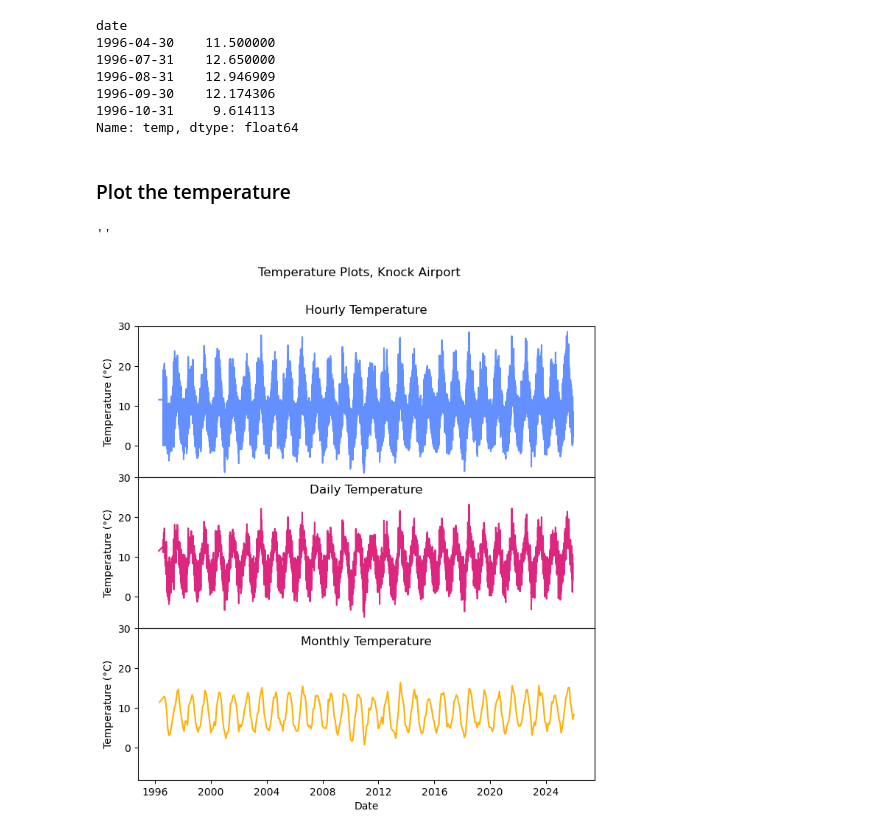
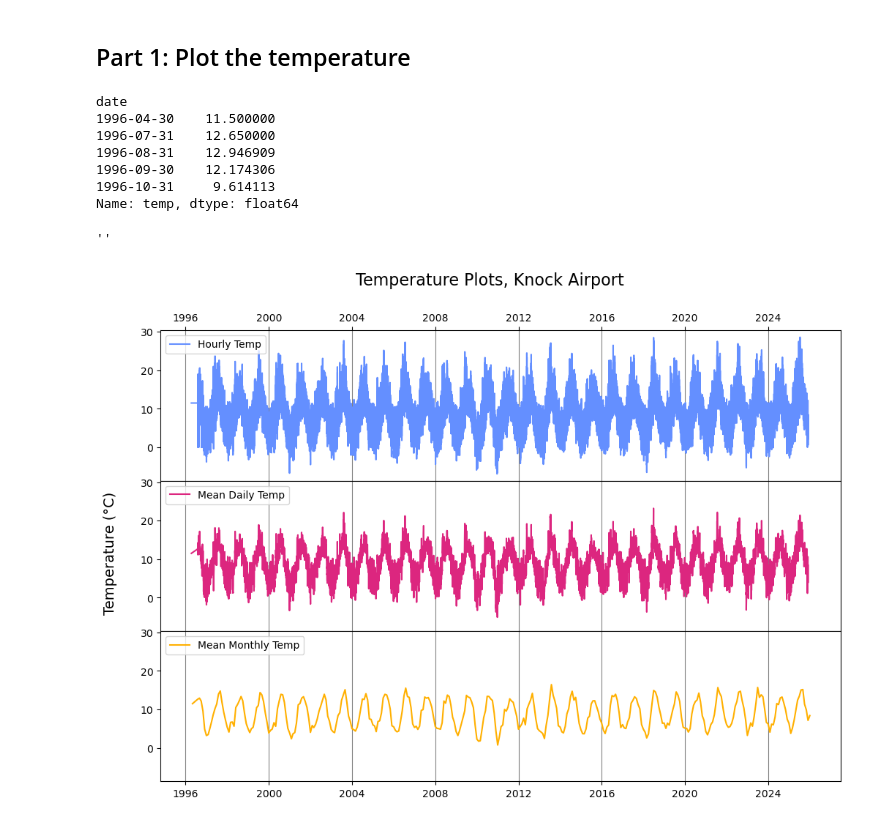
Before and after one commit to SuColl/programming-for-data-analytics, a Jupyter notebook: assignments/assignment_6_Weather.ipynb, the cells around one changed output. Saved outputs shown, nothing was run; the diff lists cells and outputs as text; code cells hidden in the pictures.

```diff
--- a/assignments/assignment_6_Weather.ipynb
+++ b/assignments/assignment_6_Weather.ipynb
@@ -43,5 +39,14 @@ import datetime as dt
 # %%
 csv_url = "https://cli.fusio.net/cli/climate_data/webdata/hly4935.csv"
 
-# read in the csv file
-df = pd.read_csv(csv_url, skiprows=23, parse_dates=['date'], index_col="date")
+# From looking at the CSV file, the first 23 rows contain header and
+# meta-information and so should be skipped.
+
+# Specify the columns I am interested in for this assignment
+cols = ["date", "temp", "wdsp"]
+
+# read in the csv file, setting the datetime column to be the index.
+df = pd.read_csv(csv_url, skiprows=23, usecols=cols, parse_dates=['date'], index_col="date")
+
+# Look at resulting dataframe
+df.head()
@@ -59 +61,3 @@ df.head()
+# %% [markdown]
+## Part 1: Plot the temperature
 # %%
@@ -76,37 +80,29 @@ date
 1996-09-30    12.174306
 1996-10-31     9.614113
 Name: temp, dtype: float64
-# %% [markdown]
-### Plot the temperature
 # %%
-# Set up 3 subplots,
-fig, ax = plt.subplots(3, 1, figsize=(8, 8), sharex='col', sharey=True, gridspec_kw={'hspace': 0})
-fig.suptitle("Temperature Plots, Knock Airport")
+# Set up 3 subplots, no vertical space between them
+fig, (ax1, ax2, ax3) = plt.subplots(3, 1, figsize=(12, 8), sharex=True, sharey=True)
+fig.subplots_adjust(hspace=0)
 
+fig.suptitle("Temperature Plots, Knock Airport", fontsize=16)
+fig.supylabel("Temperature (°C)", fontsize=14, x=0.06)
 
-plt.ylabel('Temperature (°C)')
-plt.ylim(-8,30)
+ax1.plot(df.index, df["temp"], color="#648FFF", label="Hourly Temp")
+ax1.tick_params(top=True, labeltop=True, bottom=False, labelbottom=False)
 
-plt.subplot(3,1,1)
-plt.title('Hourly Temperature', y=1.1, va="top")
-plt.xlabel('')
-plt.ylabel('Temperature (°C)')
-sns.lineplot(data=df, x=df.index, y='temp', color="#648FFF")
+ax2.plot(df_mean_daily, color="#DC267F", label="Mean Daily Temp")
+ax3.plot(df_mean_monthly, color="#FFB000", label="Mean Monthly Temp")
 
+ax1.grid(axis='x', color="grey")
+ax2.grid(axis='x', color="grey")
+ax3.grid(axis='x', color="grey")
 
-plt.subplot(3,1,2)
-plt.ylabel('Temperature (°C)')
-ax[1].set_title('Daily Temperature', y=0.91, va="top")
-sns.lineplot(data=df_mean_daily, color="#DC267F")
-
-
-plt.subplot(3,1,3)
-ax[2].set_xlabel('Date')
-ax[2].set_title('Monthly Temperature', y=0.91, va="top")
-sns.lineplot(data=df_mean_monthly, color="#FFB000")
-
+ax1.legend(loc='upper left')
+ax2.legend(loc='upper left')
+ax3.legend(loc='upper left')
 
 ;
 # %% [output]
 ''
-[figure, old version]
+[figure, new version]
```
Also changed, not shown: parts of 22 cells of this notebook.
